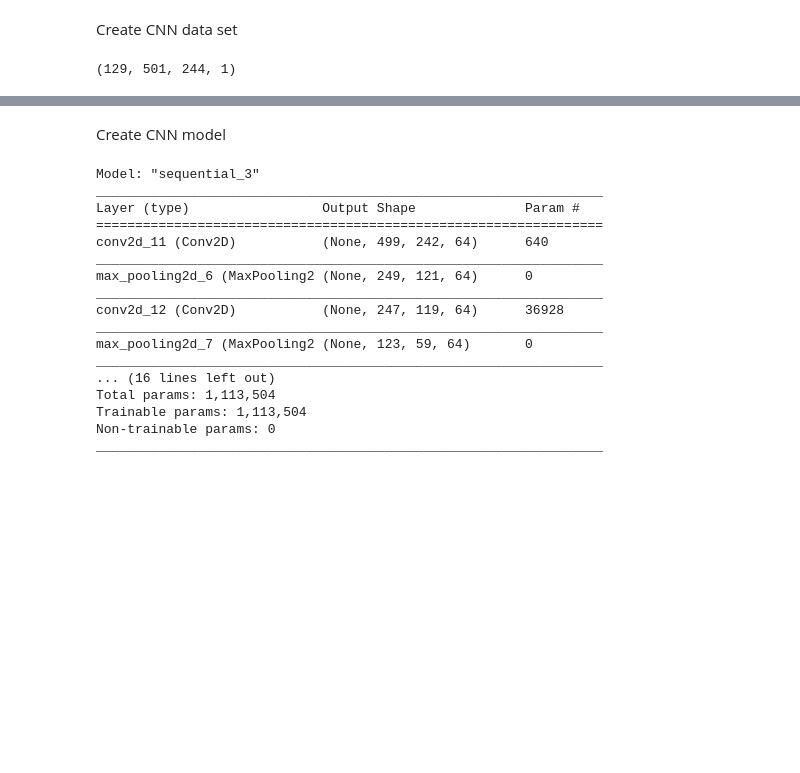
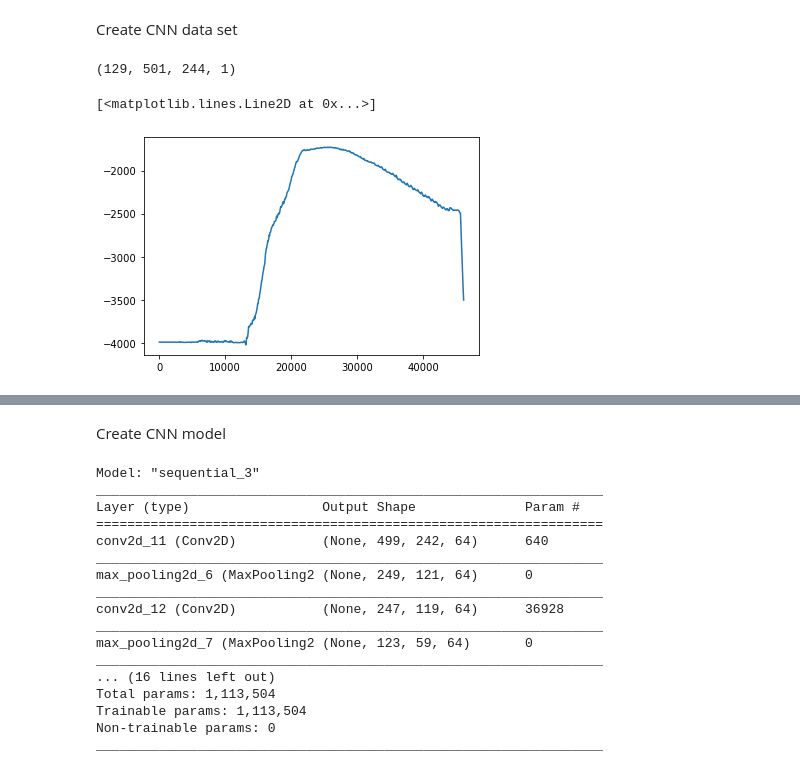
Before and after one commit to aliseyfi75/BP-Estimation-PPG, a Jupyter notebook: Codes/CNN.ipynb, the cells around one changed output, grey strips where cells are left out. Cells and saved outputs as stored; diff of their text form; code cells hidden in the pictures; blank space fills up the shorter version.

Commit message:
plot added

```diff
--- a/Codes/CNN.ipynb
+++ b/Codes/CNN.ipynb
@@ -146,3 +147,8 @@ xtrain, xtest, ytrain, ytest = CNN_dataset_maker(final_data)
 xtrain.shape
 # %% [output]
 (129, 501, 244, 1)
+# %%
+plt.plot(final_data[1][0]['window'][0:46127])
+# %% [output]
+[<matplotlib.lines.Line2D at 0x...>]
+[figure, added]
```
Also changed, not shown: parts of 2 cells of this notebook, 1 other file.
